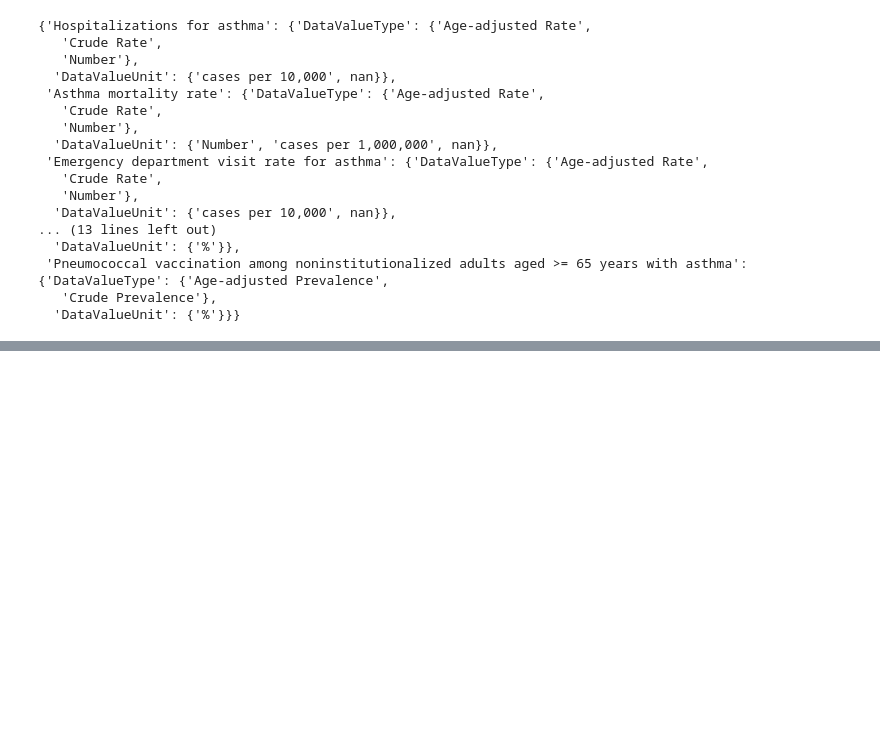
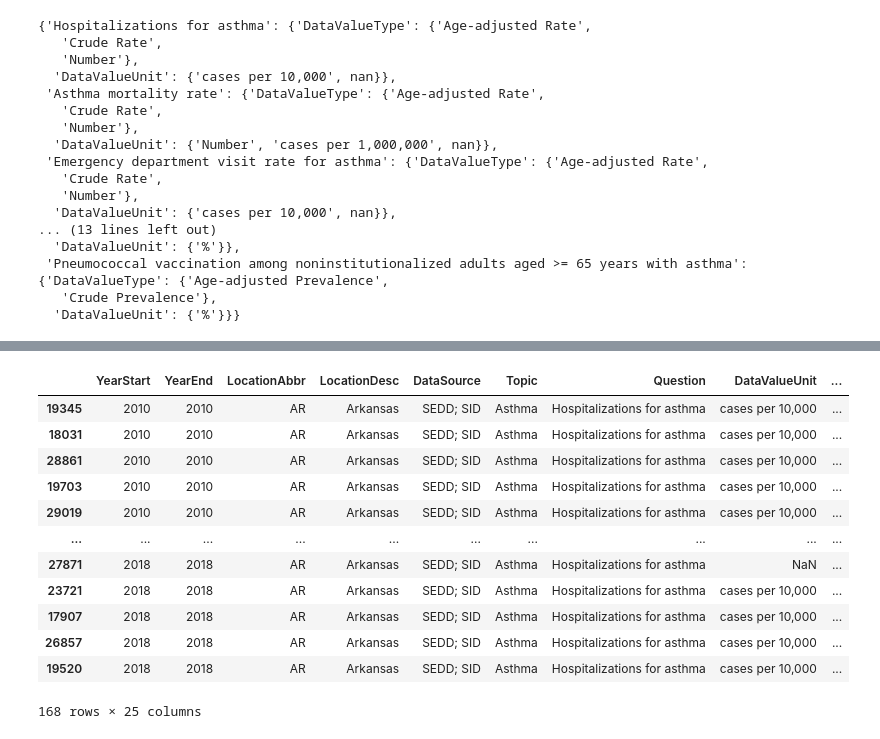
Before and after one commit to adam-stogsdill/US_CDI_DatasetAnalysis, a Jupyter notebook: analysis.ipynb, the cells around one changed output, grey strips where cells are left out. Saved outputs shown, nothing was run; the diff lists cells and outputs as text; code cells hidden in the pictures; blank space fills up the shorter version.

```diff
--- a/analysis.ipynb
+++ b/analysis.ipynb
@@ -128,0 +154,17 @@ question_values_units
+# %%
+# Look at the first one!
+asthma_hospitalization_by_loc['Arkansas'].sort_values(by=['YearStart'])
+# %% [output]
+|  | YearStart | YearEnd | LocationAbbr | LocationDesc | DataSource | Topic | Question | DataValueUnit | ... |
+| 19345 | 2010 | 2010 | AR | Arkansas | SEDD; SID | Asthma | Hospitalizations for asthma | cases per 10,000 | ... |
+| 18031 | 2010 | 2010 | AR | Arkansas | SEDD; SID | Asthma | Hospitalizations for asthma | cases per 10,000 | ... |
+| 28861 | 2010 | 2010 | AR | Arkansas | SEDD; SID | Asthma | Hospitalizations for asthma | cases per 10,000 | ... |
+| 19703 | 2010 | 2010 | AR | Arkansas | SEDD; SID | Asthma | Hospitalizations for asthma | cases per 10,000 | ... |
+| 29019 | 2010 | 2010 | AR | Arkansas | SEDD; SID | Asthma | Hospitalizations for asthma | cases per 10,000 | ... |
+| ... | ... | ... | ... | ... | ... | ... | ... | ... | ... |
+| 27871 | 2018 | 2018 | AR | Arkansas | SEDD; SID | Asthma | Hospitalizations for asthma | NaN | ... |
+| 23721 | 2018 | 2018 | AR | Arkansas | SEDD; SID | Asthma | Hospitalizations for asthma | cases per 10,000 | ... |
+| 17907 | 2018 | 2018 | AR | Arkansas | SEDD; SID | Asthma | Hospitalizations for asthma | cases per 10,000 | ... |
+| 26857 | 2018 | 2018 | AR | Arkansas | SEDD; SID | Asthma | Hospitalizations for asthma | cases per 10,000 | ... |
+| 19520 | 2018 | 2018 | AR | Arkansas | SEDD; SID | Asthma | Hospitalizations for asthma | cases per 10,000 | ... |
+168 rows × 25 columns
```
Also changed, not shown: parts of 3 cells of this notebook, 3 other files.
